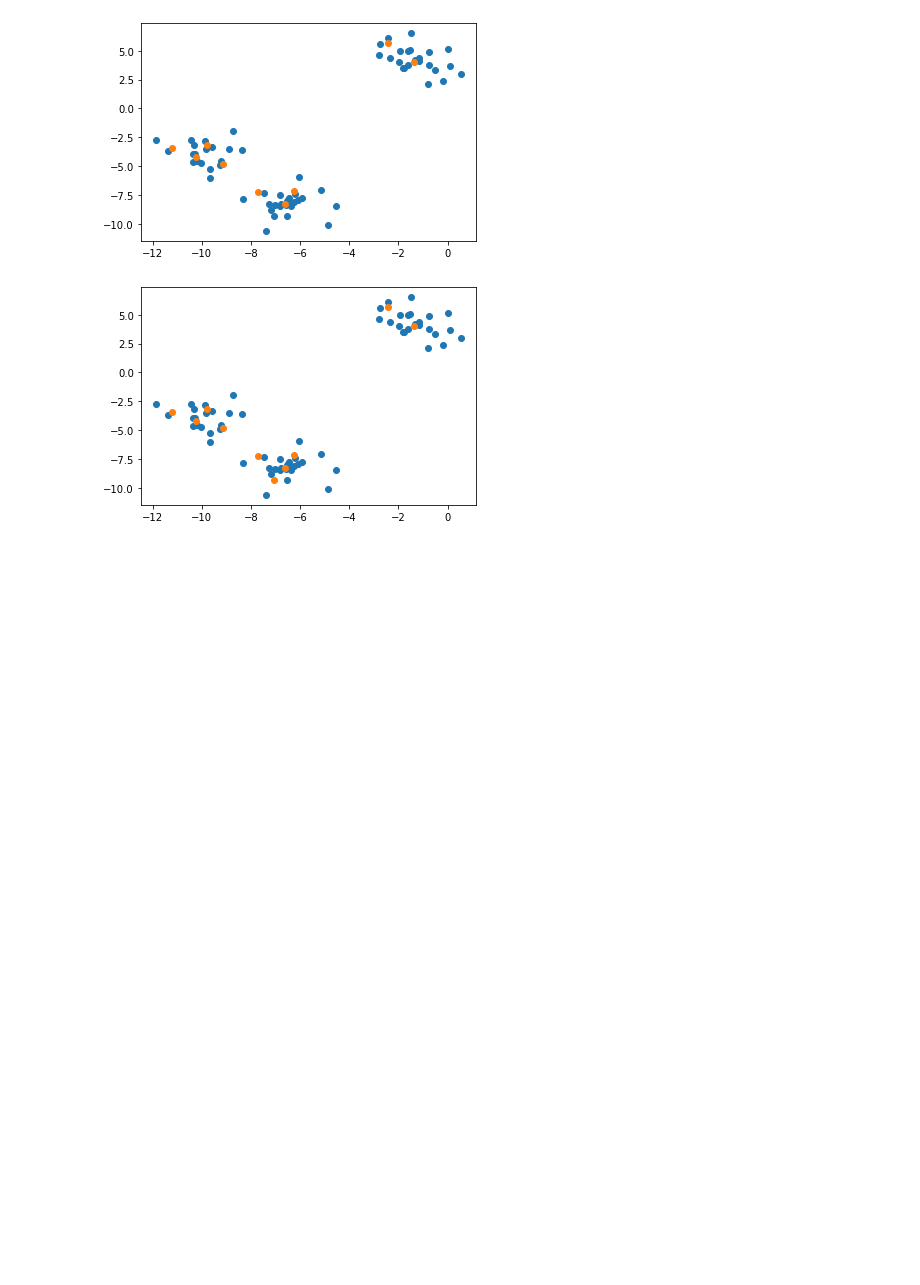
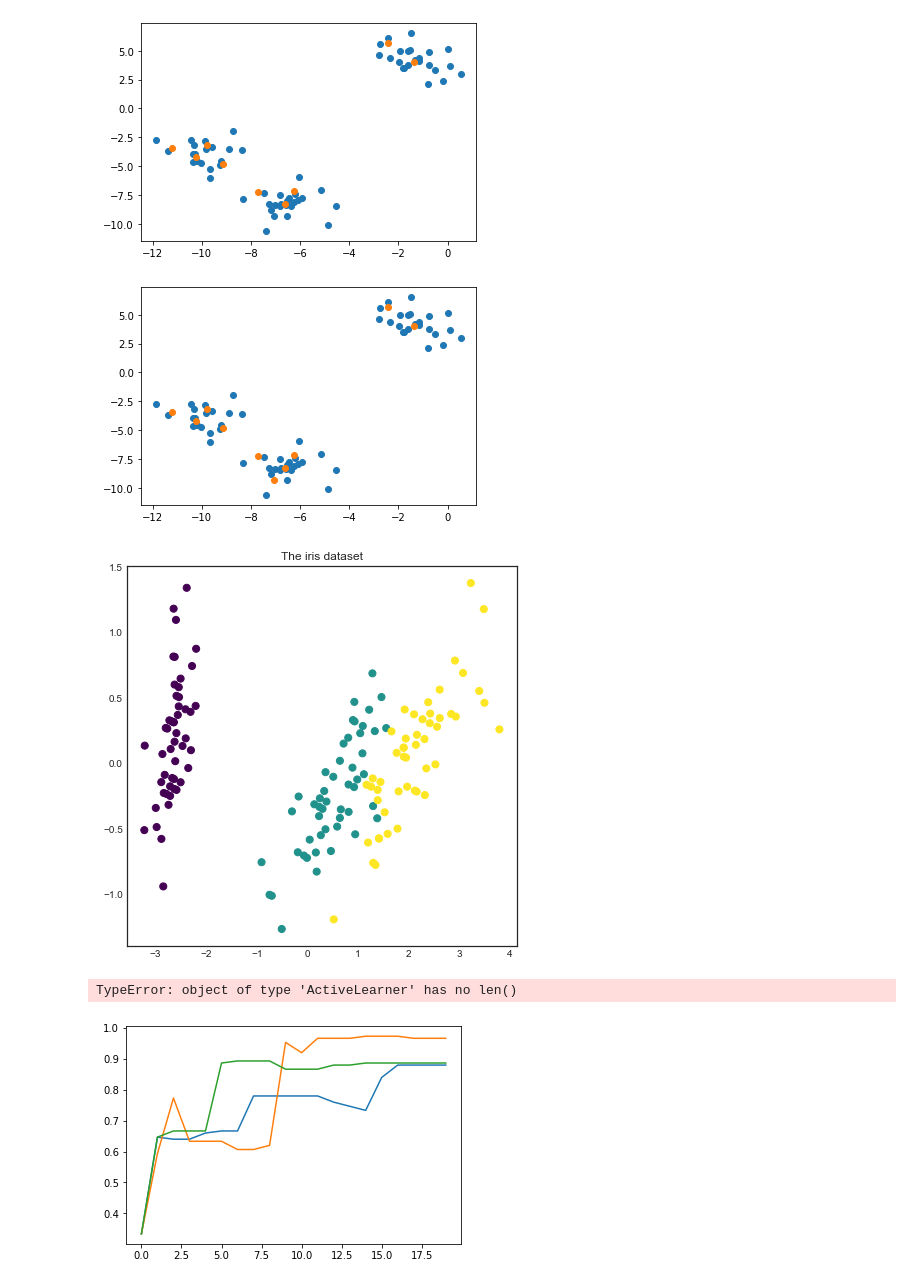
Before and after one commit to mherde/modAL, a Jupyter notebook: pal_test.ipynb, the cells around one changed output. Saved outputs shown, nothing was run; the diff lists cells and outputs as text; code cells hidden in the pictures; blank space fills up the shorter version.

Commit message:
More tests, comparison pal uncer

```diff
--- a/pal_test.ipynb
+++ b/pal_test.ipynb
@@ -54,3 +54,76 @@ for idx in range(n_queries):
 [figure]
 [figure]
 [figure]
+# %%
+"""
+In this example the use of ActiveLearner is demonstrated on the iris dataset in a pool-based sampling setting.
+For more information on the iris dataset, see https://en.wikipedia.org/wiki/Iris_flower_data_set
+For its scikit-learn interface, see http://scikit-learn.org/stable/modules/generated/sklearn.datasets.load_iris.html
+"""
+
+import numpy as np
+import matplotlib.pyplot as plt
+from sklearn.decomposition import PCA
+from sklearn.datasets import load_iris
+from sklearn.neighbors import KNeighborsClassifier
+from modAL.models import ActiveLearner
+
+# Import strategies
+from modAL.uncertainty import uncertainty_sampling
+from modAL.pal import probabilistic_al
+from modAL.expected_error import expected_error_reduction
+from modAL.disagreement import vote_entropy_sampling
+
+# loading the iris dataset
+iris = load_iris()
+# visualizing the classes
+with plt.style.context('seaborn-white'):
+    pca = PCA(n_components=2).fit_transform(iris['data'])
+    plt.figure(figsize=(7, 7))
+    plt.scatter(x=pca[:, 0], y=pca[:, 1], c=iris['target'], cmap='viridis', s=50)
+    plt.title('The iris dataset')
+    plt.show()
+
+# initial training data
+train_idx = [0, 50, 100]
+X_train = iris['data'][train_idx]
+y_train = iris['target'][train_idx]
+
+# generating the pool
+X_pool = np.delete(iris['data'], train_idx, axis=0)
+y_pool = np.delete(iris['target'], train_idx)
+
+# initializing the active learner
+uncer = lambda classifier, X: uncertainty_sampling(classifier, X, random_tie_break=False)
+pal = lambda classifier, X: probabilistic_al(classifier, X, prior=0.01)
+
+strategies = [(uncer, 'uncertainty sampling'), (pal, 'pal'), (expected_error_reduction, 'eer'),
+              (vote_entropy_sampling, 'disagreement')]
+
+for strategy, name in strategies:
+    learner = ActiveLearner(
+        estimator=KNeighborsClassifier(n_neighbors=3),
+        X_training=X_train, y_training=y_train, query_strategy=strategy)
+
+    # pool-based sampling
+    n_queries = 20
+    accuracy = []
+    for idx in range(n_queries):
+        query_idx, query_instance = learner.query(X_pool)
+        learner.teach(
+            X=X_pool[query_idx].reshape(1, -1),
+            y=y_pool[query_idx].reshape(1, )
+        )
+        # remove queried instance from pool
+        X_pool = np.delete(X_pool, query_idx, axis=0)
+        y_pool = np.delete(y_pool, query_idx)
+        accuracy.append(learner.score(iris['data'], iris['target']))
+    plt.plot(accuracy, label=name)
+
+# show learning curves
+plt.legend()
+plt.show()
+# %% [output]
+[figure, added]
+TypeError: object of type 'ActiveLearner' has no len()
+[figure, added]
```
